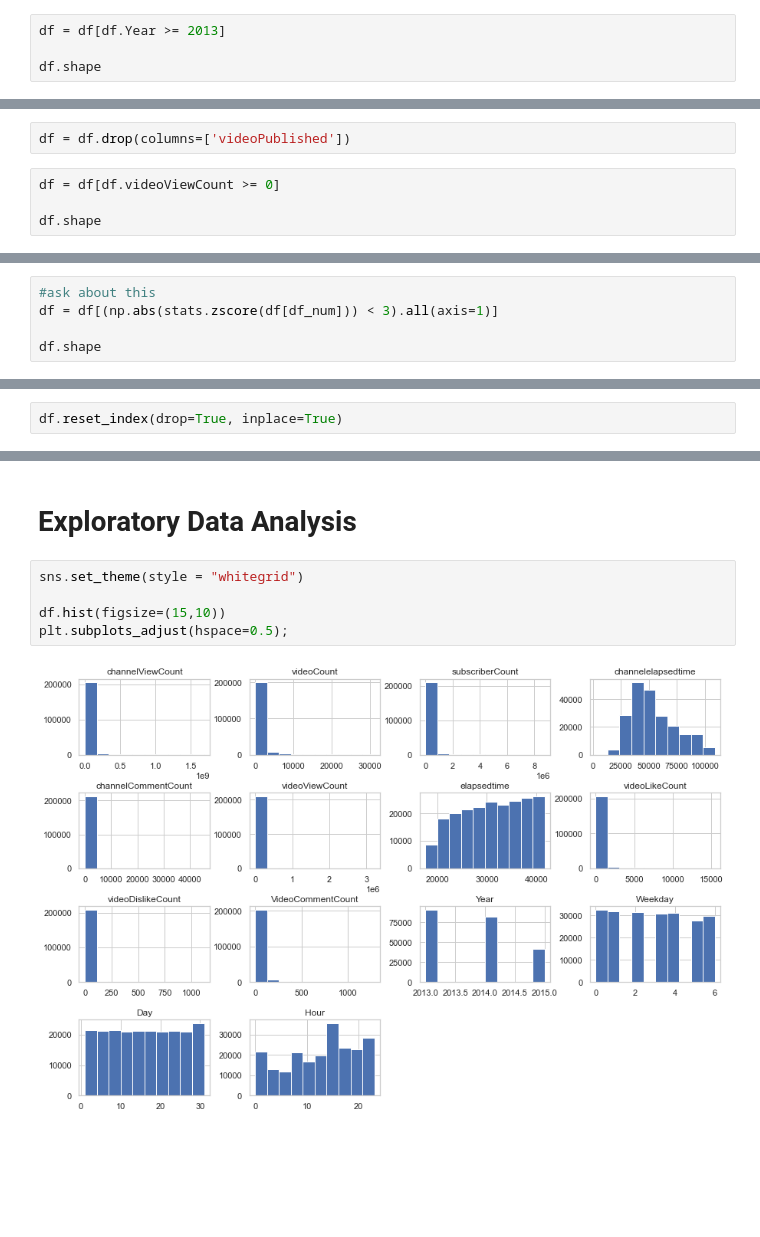
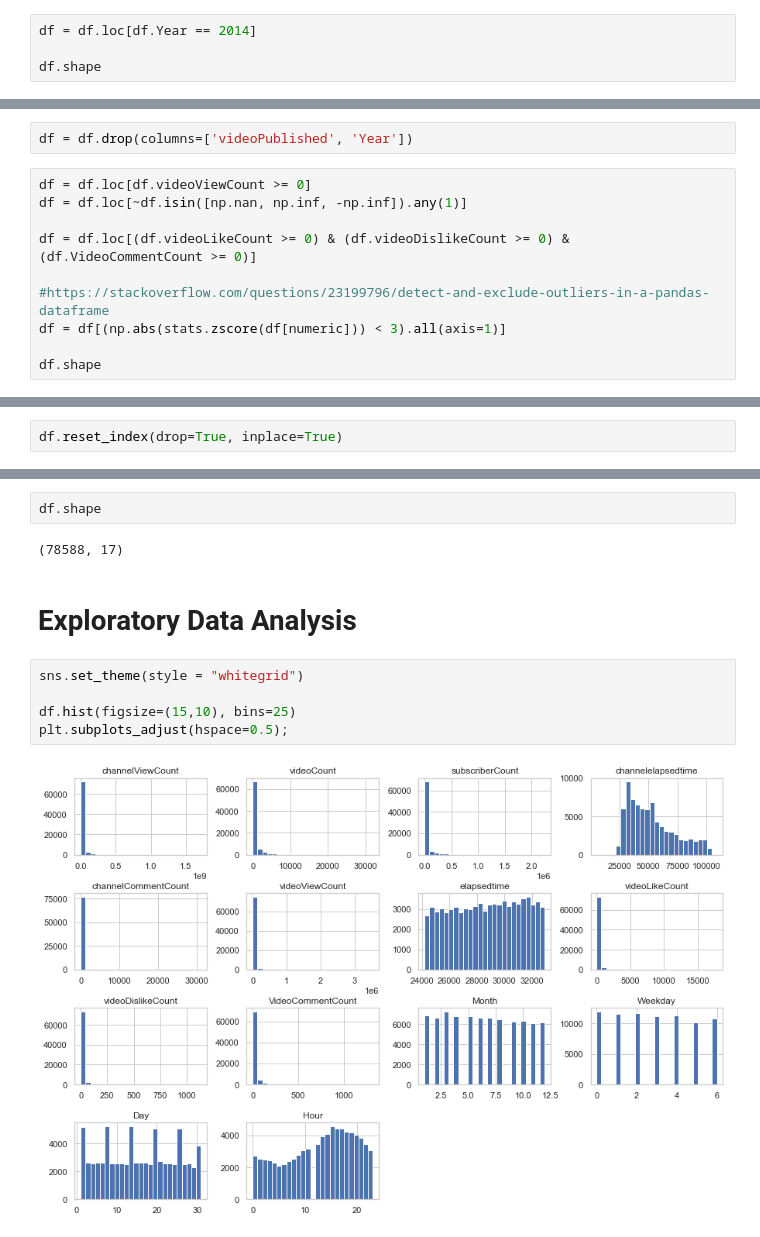
Before and after one commit to JelicaB/YoutubeViewCounts, a Jupyter notebook: YoutubeDataAnalysis.ipynb, the cells around one changed output, grey strips where cells are left out. Saved outputs shown, nothing was run; the diff lists cells and outputs as text; blank space fills up the shorter version.

```diff
--- a/YoutubeDataAnalysis.ipynb
+++ b/YoutubeDataAnalysis.ipynb
@@ -97,7 +98,7 @@ df.videoPublished.min(), df.videoPublished.max()
 (Timestamp('2005-08-06 23:14:29+0000', tz='UTC'),
  Timestamp('2015-10-05 17:54:24+0000', tz='UTC'))
 # %%
-df = df[df.Year >= 2013]
+df = df.loc[df.Year == 2014]
 
 df.shape
 # %% [output]
@@ -105,7 +106,13 @@ df.shape
 # %%
-df = df.drop(columns=['videoPublished'])
+df = df.drop(columns=['videoPublished', 'Year'])
 # %%
-df = df[df.videoViewCount >= 0]
+df = df.loc[df.videoViewCount >= 0]
+df = df.loc[~df.isin([np.nan, np.inf, -np.inf]).any(1)]
+
+df = df.loc[(df.videoLikeCount >= 0) & (df.videoDislikeCount >= 0) & (df.VideoCommentCount >= 0)]
+
+#https://stackoverflow.com/questions/23199796/detect-and-exclude-outliers-in-a-pandas-dataframe
+df = df[(np.abs(stats.zscore(df[numeric])) < 3).all(axis=1)]
 
 df.shape
 # %% [output]
@@ -117,5 +119,0 @@ df_num = ['channelViewCount', 'videoCount', 'channelelapsedtime', 'videoLikeCoun
-# %%
-#ask about this
-df = df[(np.abs(stats.zscore(df[df_num])) < 3).all(axis=1)]
-
-df.shape
@@ -176,9 +185,13 @@ dtype: int64
+# %%
+df.shape
+# %% [output]
+(78588, 17)
 # %% [markdown]
 # Exploratory Data Analysis
 # %%
 sns.set_theme(style = "whitegrid")
 
-df.hist(figsize=(15,10))
+df.hist(figsize=(15,10), bins=25)
 plt.subplots_adjust(hspace=0.5);
 # %% [output]
-[figure, old version]
+[figure, new version]
```
Also changed, not shown: parts of 81 cells of this notebook.
